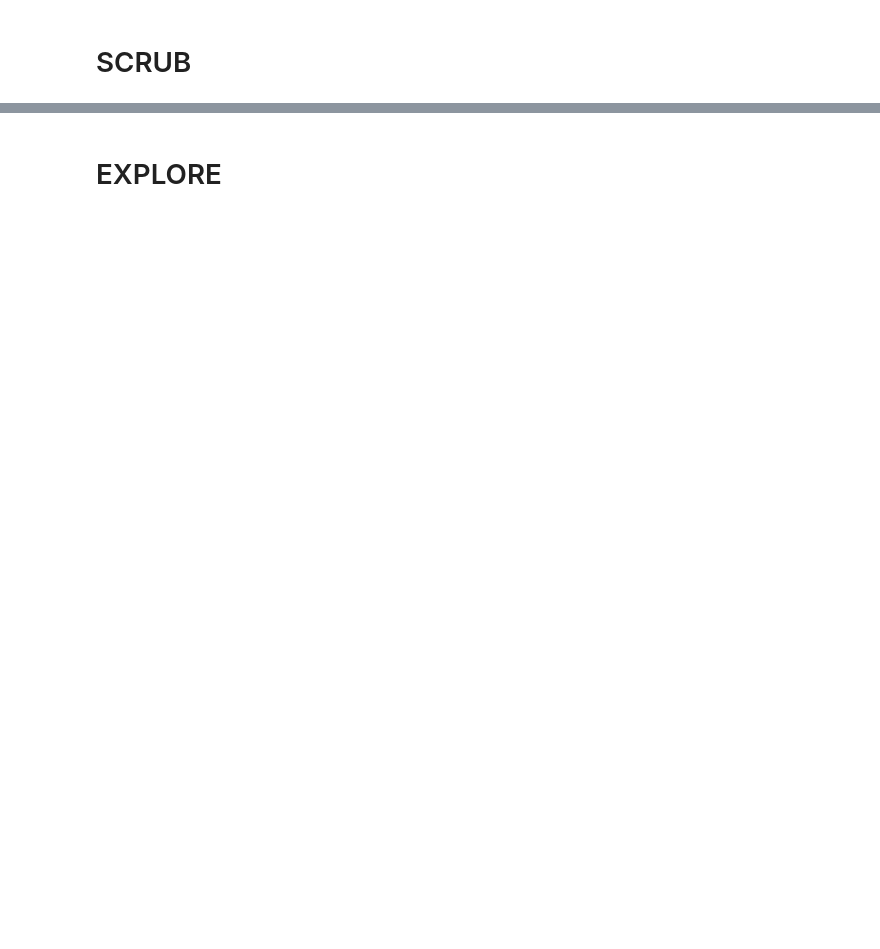
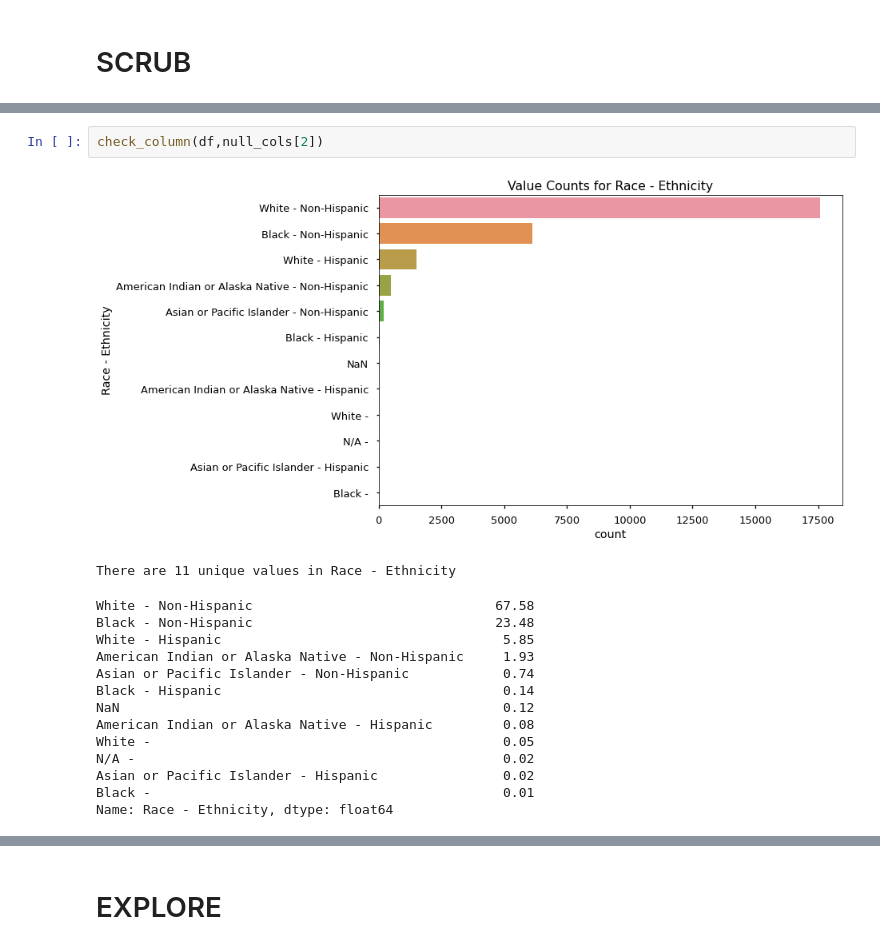
Before and after one commit to jirvingphd/iowa-prisoner-recidivism, a Jupyter notebook: index.ipynb, the cells around one changed output, grey strips where cells are left out. Saved outputs shown, nothing was run; the diff lists cells and outputs as text; blank space fills up the shorter version.

```diff
--- a/index.ipynb
+++ b/index.ipynb
@@ -177,0 +255,18 @@ dtype: float64
+# %%
+check_column(df,null_cols[2])
+# %% [output]
+[figure, added]
+There are 11 unique values in Race - Ethnicity
+White - Non-Hispanic                               67.58
+Black - Non-Hispanic                               23.48
+White - Hispanic                                    5.85
+American Indian or Alaska Native - Non-Hispanic     1.93
+Asian or Pacific Islander - Non-Hispanic            0.74
+Black - Hispanic                                    0.14
+NaN                                                 0.12
+American Indian or Alaska Native - Hispanic         0.08
+White -                                             0.05
+N/A -                                               0.02
+Asian or Pacific Islander - Hispanic                0.02
+Black -                                             0.01
+Name: Race - Ethnicity, dtype: float64
```
Also changed, not shown: parts of 69 cells of this notebook, 1 other file.
